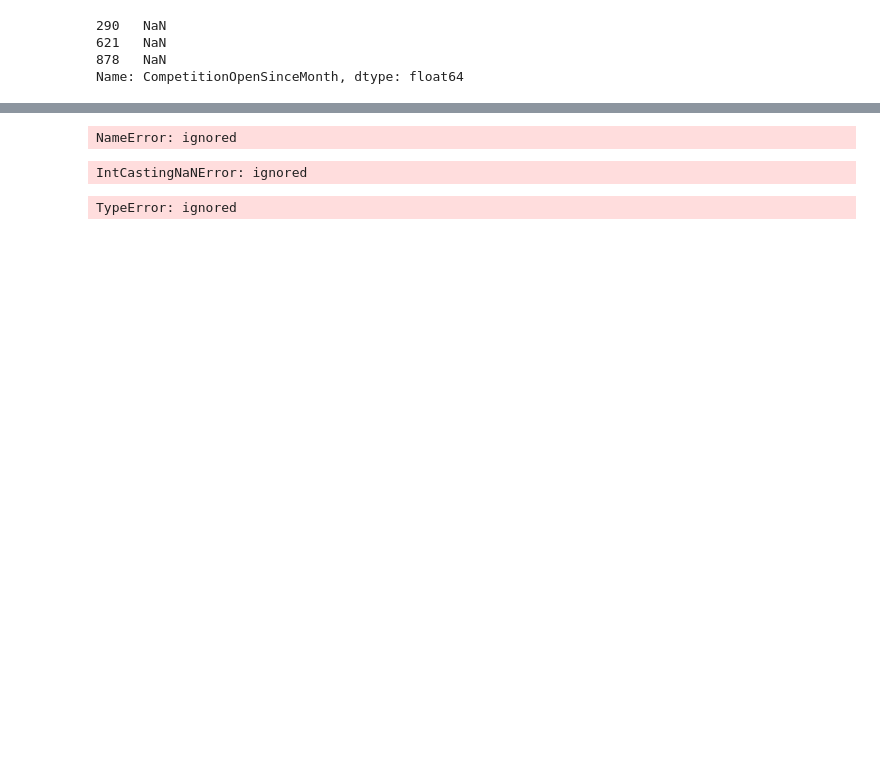
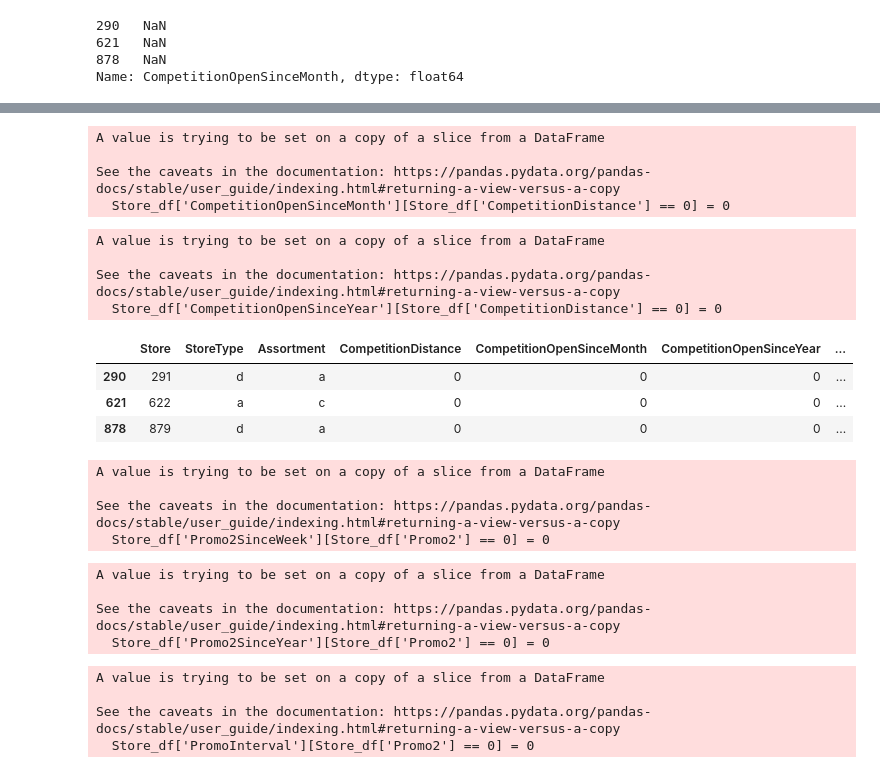
Before and after one commit to SaamarthMeston/Capstone-Project-2---Rossmann-s-sales-prediction, a Jupyter notebook: Rossmann_Sales_Prediction_Capstone_Project.ipynb, the cells around one changed output, grey strips where cells are left out. Cells and saved outputs as stored; diff of their text form; code cells hidden in the pictures; blank space fills up the shorter version.

```diff
--- a/Rossmann_Sales_Prediction_Capstone_Project.ipynb
+++ b/Rossmann_Sales_Prediction_Capstone_Project.ipynb
@@ -238,5 +240,5 @@ Store_df['CompetitionOpenSinceMonth'].fillna(value= Month_mode, inplace=True)
 # %%
-Store_df['CompetitionOpenSinceYear'].fillna(value= Year_mode, inplace=True)
+Store_df['CompetitionOpenSinceYear'].fillna(2013, inplace=True)
 # %%
 Store_df.isnull().sum()
 # %% [output]
@@ -251,3 +253,6 @@ Promo2SinceWeek              544
 Promo2SinceYear              544
 PromoInterval                544
 dtype: int64
+# %%
+Store_df['CompetitionOpenSinceMonth'] = Store_df['CompetitionOpenSinceMonth'].astype(int,copy =  False)
+Store_df['CompetitionOpenSinceYear'] = Store_df['CompetitionOpenSinceYear'].astype(int,copy =  False)
@@ -254,12 +279,44 @@ dtype: int64
 # %%
-Store_df['CompetitionOpenSinceMonth'][Store_df['CompetitionDistance'] == 0].replace(NaN, 0)
+Store_df['CompetitionOpenSinceMonth'][Store_df['CompetitionDistance'] == 0] = 0
 # %% [output]
-NameError: ignored
+A value is trying to be set on a copy of a slice from a DataFrame
+
+See the caveats in the documentation: https://pandas.pydata.org/pandas-docs/stable/user_guide/indexing.html#returning-a-view-versus-a-copy
+  Store_df['CompetitionOpenSinceMonth'][Store_df['CompetitionDistance'] == 0] = 0
+# %%
+Store_df['CompetitionOpenSinceYear'][Store_df['CompetitionDistance'] == 0] = 0
+# %% [output]
+A value is trying to be set on a copy of a slice from a DataFrame
+
+See the caveats in the documentation: https://pandas.pydata.org/pandas-docs/stable/user_guide/indexing.html#returning-a-view-versus-a-copy
+  Store_df['CompetitionOpenSinceYear'][Store_df['CompetitionDistance'] == 0] = 0
+# %%
+Store_df[Store_df['CompetitionDistance'] == 0]
+# %% [output]
+|  | Store | StoreType | Assortment | CompetitionDistance | CompetitionOpenSinceMonth | CompetitionOpenSinceYear | ... |
+| 290 | 291 | d | a | 0 | 0 | 0 | ... |
+| 621 | 622 | a | c | 0 | 0 | 0 | ... |
+| 878 | 879 | d | a | 0 | 0 | 0 | ... |
+# %%
+Store_df['Promo2SinceWeek'][Store_df['Promo2'] == 0] = 0
+# %% [output]
+A value is trying to be set on a copy of a slice from a DataFrame
+
+See the caveats in the documentation: https://pandas.pydata.org/pandas-docs/stable/user_guide/indexing.html#returning-a-view-versus-a-copy
+  Store_df['Promo2SinceWeek'][Store_df['Promo2'] == 0] = 0
+# %%
+Store_df['Promo2SinceYear'][Store_df['Promo2'] == 0] = 0
+# %% [output]
+A value is trying to be set on a copy of a slice from a DataFrame
+
+See the caveats in the documentation: https://pandas.pydata.org/pandas-docs/stable/user_guide/indexing.html#returning-a-view-versus-a-copy
+  Store_df['Promo2SinceYear'][Store_df['Promo2'] == 0] = 0
+# %%
+Store_df['PromoInterval'][Store_df['Promo2'] == 0] = 0
+# %% [output]
+A value is trying to be set on a copy of a slice from a DataFrame
+
+See the caveats in the documentation: https://pandas.pydata.org/pandas-docs/stable/user_guide/indexing.html#returning-a-view-versus-a-copy
+  Store_df['PromoInterval'][Store_df['Promo2'] == 0] = 0
 # %%
-Store_df['CompetitionOpenSinceMonth'] = Store_df['CompetitionOpenSinceMonth'].astype(int,copy =  False)
+Store_df['Promo2SinceWeek'] = Store_df['Promo2SinceWeek'].astype(int,copy= False)
-# %% [output]
-IntCastingNaNError: ignored
-# %%
-Store_df.loc(Store_df['CompetitionDistance']=='0')
-# %% [output]
-TypeError: ignored
```
Also changed, not shown: parts of 59 cells of this notebook.
